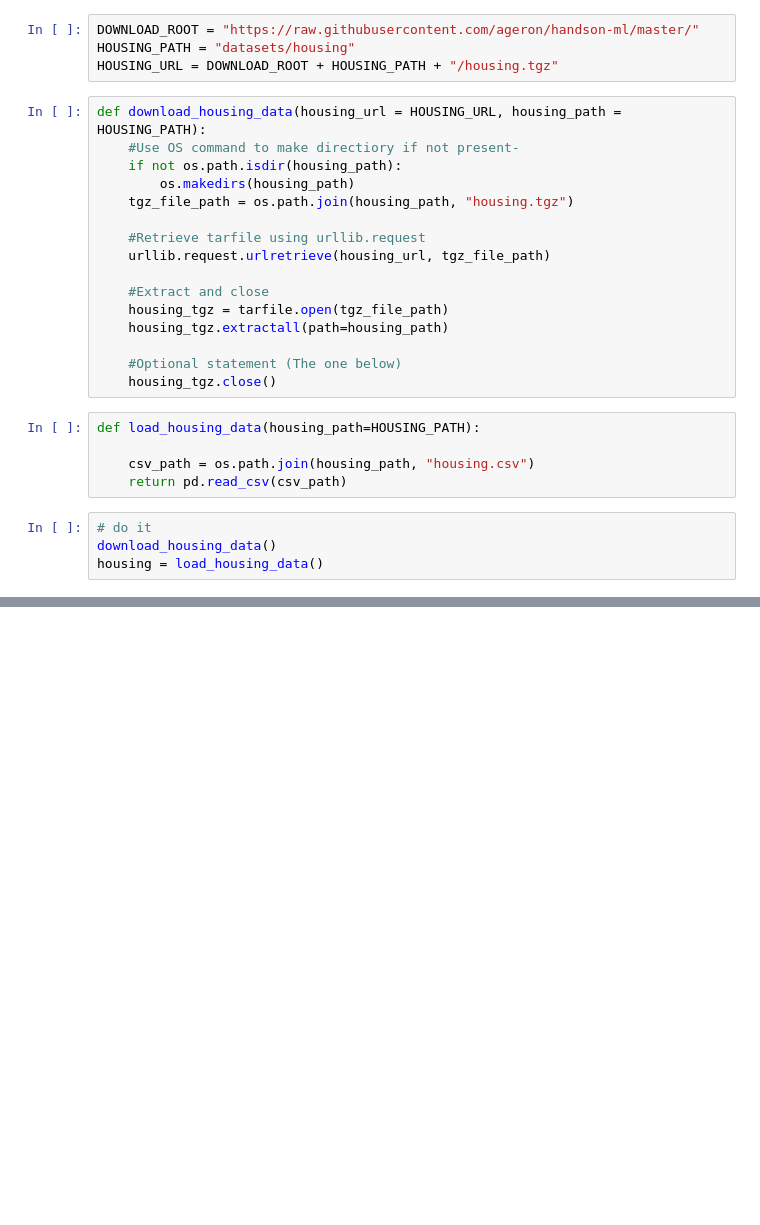
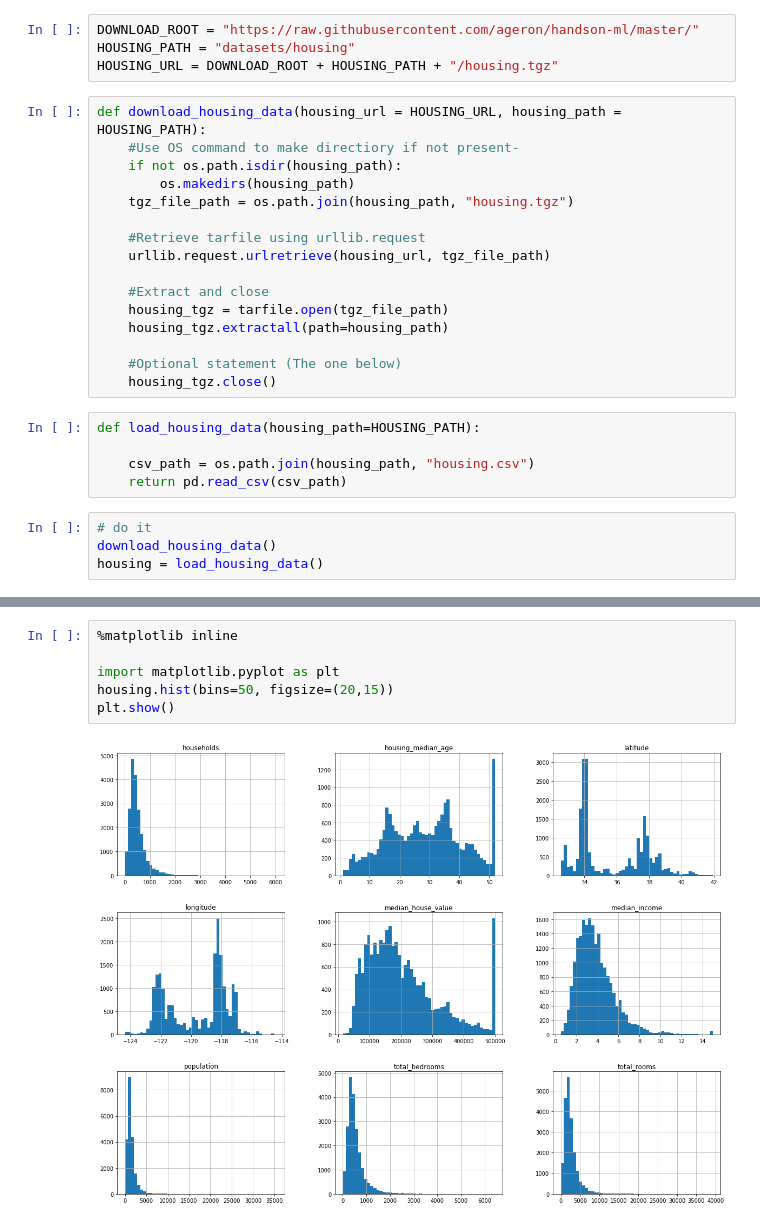
Before and after one commit to Abhisek1994Roy/PythonAlgorithmicProblems, a Jupyter notebook: ML_Programs/Housing_Problem/Housing_Problem_Solution.ipynb, the cells around one changed output, grey strips where cells are left out. Drawn from its saved outputs; the diff is of its cells as text; blank space fills up the shorter version.

```diff
--- a/ML_Programs/Housing_Problem/Housing_Problem_Solution.ipynb
+++ b/ML_Programs/Housing_Problem/Housing_Problem_Solution.ipynb
@@ -44,0 +84,8 @@ housing.head()
+# %%
+%matplotlib inline
+
+import matplotlib.pyplot as plt
+housing.hist(bins=50, figsize=(20,15))
+plt.show()
+# %% [output]
+[figure, added]
```
Also changed, not shown: parts of 9 cells of this notebook, 2 other files.
